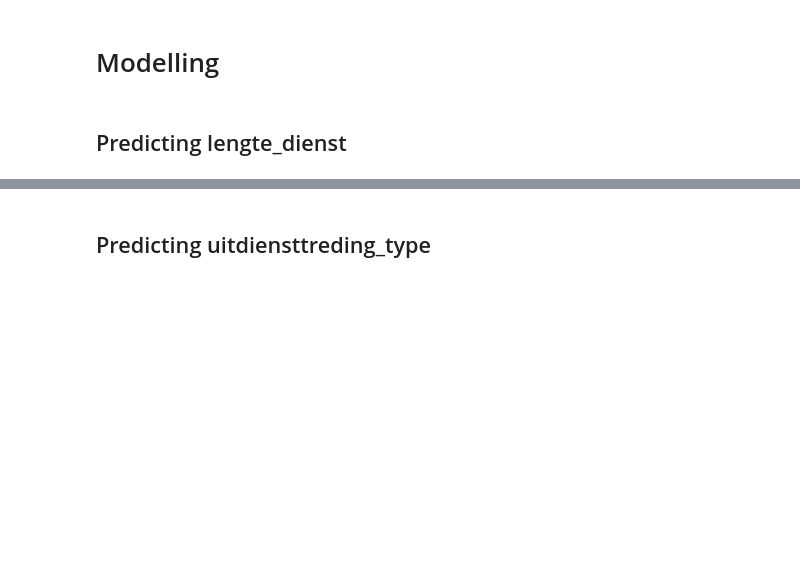
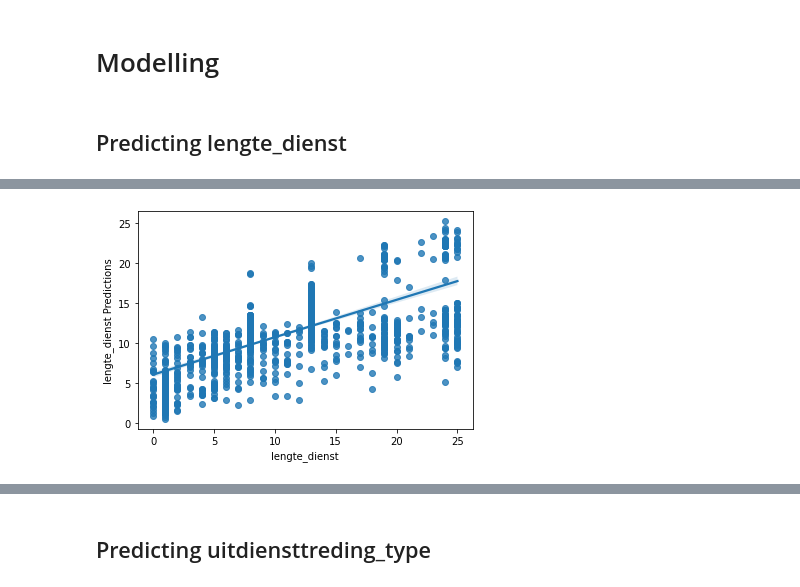
Before and after one commit to SjorsWitt/i4talent_assignment, a Jupyter notebook: main.ipynb, the cells around one changed output, grey strips where cells are left out. Drawn from its saved outputs; the diff is of its cells as text; code cells hidden in the pictures; blank space fills up the shorter version.

```diff
--- a/main.ipynb
+++ b/main.ipynb
@@ -357,23 +388,6 @@ data = data.sample(frac=1, ignore_index = True, random_state = RS)
 # %% [markdown]
 ## Predicting lengte_dienst
 # %%
-# Create subset X of possibly predictive features (filter out metadata)
-X = data[['indiensttreding_leeftijd', 'geslacht', 'afdeling', 'BUSINESS_UNIT', 'stad']]
-
-# Create dummies for categorical variables
-X = pd.get_dummies(X, columns=['geslacht', 'BUSINESS_UNIT'], drop_first = True)
-X = pd.get_dummies(X, columns=['afdeling', 'stad'], drop_first = False)
-
 y = data['lengte_dienst']
 
-X_train, X_test, y_train, y_test = train_test_split(X, y, test_size=0.2, random_state=RS)
-
-reg = LinearRegression()
-reg.fit(X_train, y_train)
-print("R", reg.score(X_test, y_test))
-
-predictions = reg.predict(X_test)
-
-ax = sns.regplot(x = y_test, y = predictions)
-ax.set(ylabel = "lengte_dienst Predictions")
-plt.show()
+reg, scores, predictions = regressor(X, y)
@@ -409,0 +402,6 @@ Mean R2 score: 0.46939347845156715
+# %%
+ax = sns.regplot(x = y, y = predictions)
+ax.set(ylabel = "lengte_dienst Predictions")
+plt.show()
+# %% [output]
+[figure, added]
```
Also changed, not shown: parts of 18 cells of this notebook.
